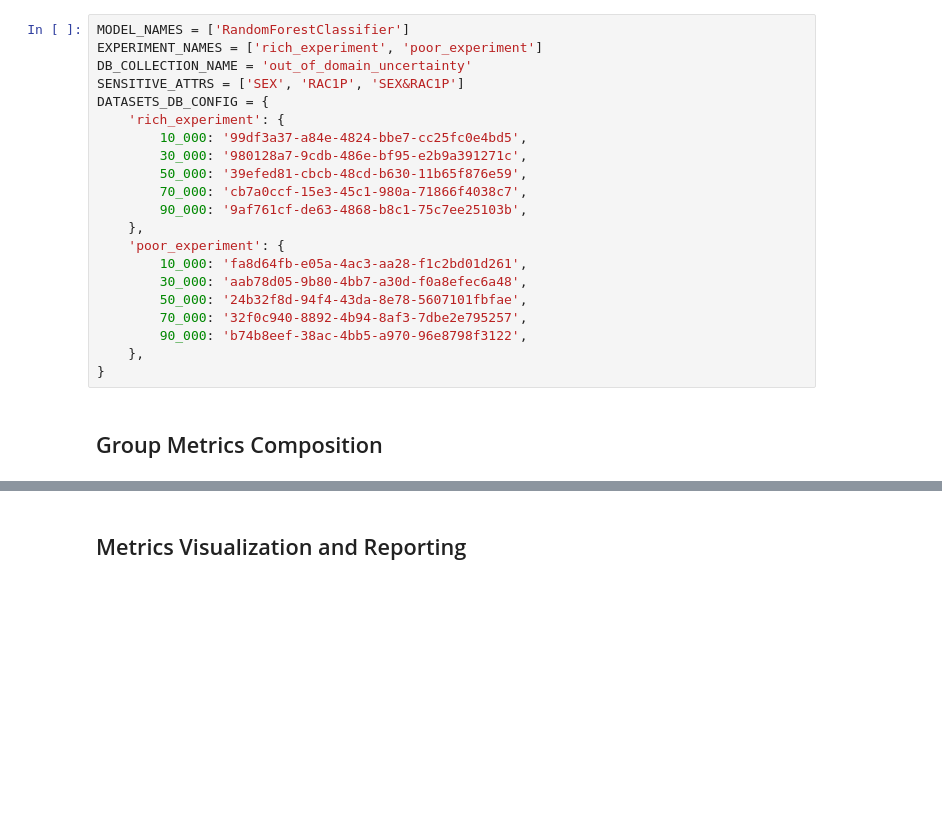
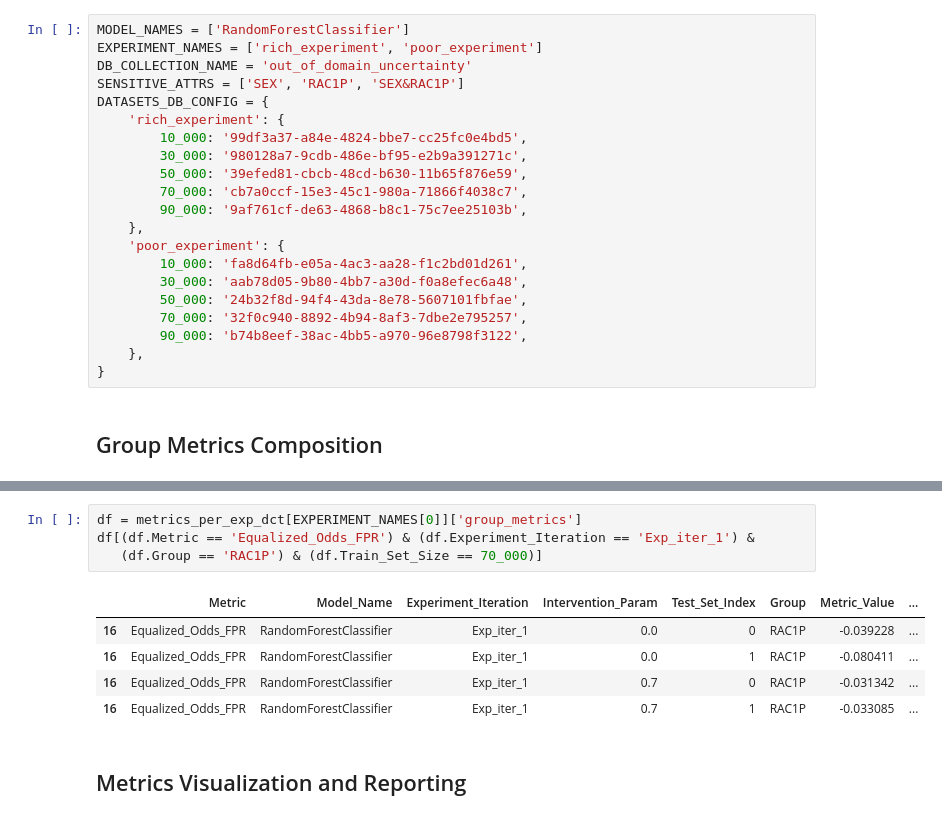
Before and after one commit to FalaahArifKhan/fairness-variance, a Jupyter notebook: notebooks/visualizations_for_all_datasets/Mult_Train_Set_Sizes_Vis.ipynb, the cells around one changed output, grey strips where cells are left out. Drawn from its saved outputs; the diff is of its cells as text; blank space fills up the shorter version.

```diff
--- a/notebooks/visualizations_for_all_datasets/Mult_Train_Set_Sizes_Vis.ipynb
+++ b/notebooks/visualizations_for_all_datasets/Mult_Train_Set_Sizes_Vis.ipynb
@@ -91,6 +96,16 @@ metrics_per_exp_dct[EXPERIMENT_NAMES[0]]['group_metrics'].head()
 | 2 | Equalized_Odds_FNR | RandomForestClassifier | Exp_iter_1 | 0.0 | 0 | SEX | 0.020243 | ... |
 | 3 | Disparate_Impact | RandomForestClassifier | Exp_iter_1 | 0.0 | 0 | SEX | 1.076022 | ... |
 | 4 | Statistical_Parity_Difference | RandomForestClassifier | Exp_iter_1 | 0.0 | 0 | SEX | 0.073488 | ... |
+# %%
+df = metrics_per_exp_dct[EXPERIMENT_NAMES[0]]['group_metrics']
+df[(df.Metric == 'Equalized_Odds_FPR') & (df.Experiment_Iteration == 'Exp_iter_1') &
+   (df.Group == 'RAC1P') & (df.Train_Set_Size == 70_000)]
+# %% [output]
+|  | Metric | Model_Name | Experiment_Iteration | Intervention_Param | Test_Set_Index | Group | Metric_Value | ... |
+| 16 | Equalized_Odds_FPR | RandomForestClassifier | Exp_iter_1 | 0.0 | 0 | RAC1P | -0.039228 | ... |
+| 16 | Equalized_Odds_FPR | RandomForestClassifier | Exp_iter_1 | 0.0 | 1 | RAC1P | -0.080411 | ... |
+| 16 | Equalized_Odds_FPR | RandomForestClassifier | Exp_iter_1 | 0.7 | 0 | RAC1P | -0.031342 | ... |
+| 16 | Equalized_Odds_FPR | RandomForestClassifier | Exp_iter_1 | 0.7 | 1 | RAC1P | -0.033085 | ... |
 # %% [markdown]
 ## Metrics Visualization and Reporting
 # %% [markdown]
```
Also changed, not shown: parts of 3 cells of this notebook, 2 other files.
